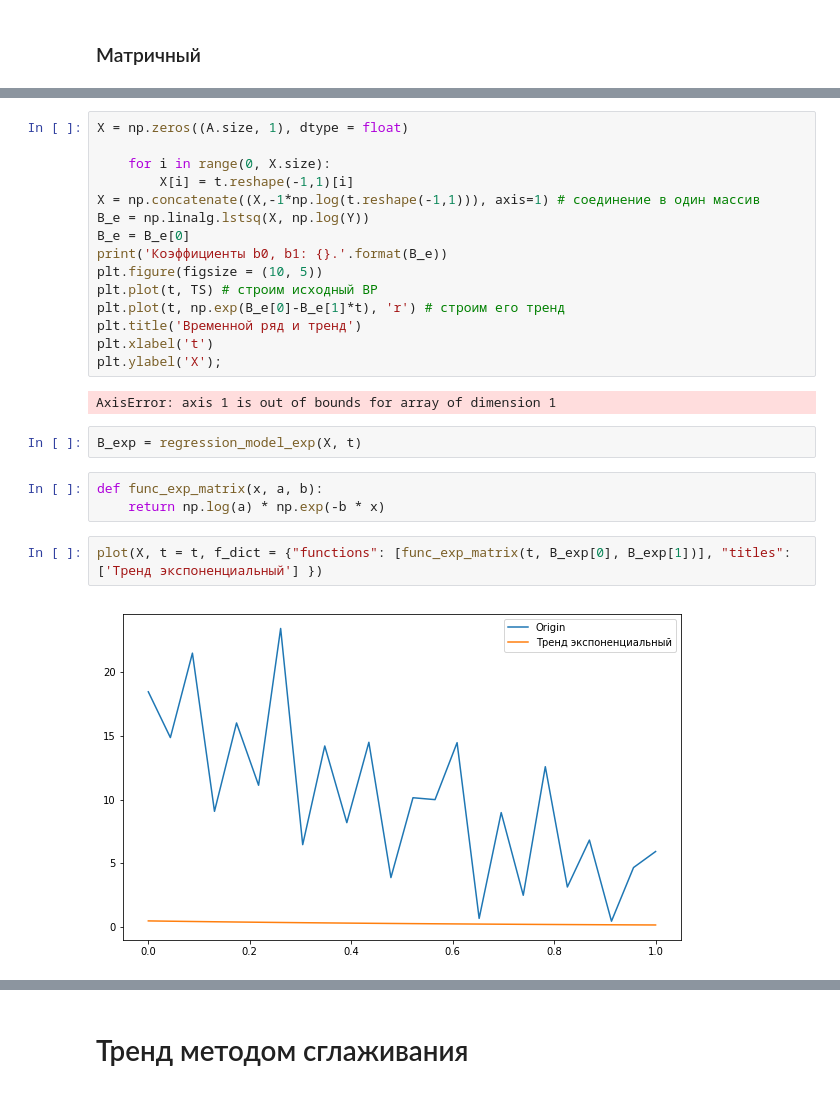
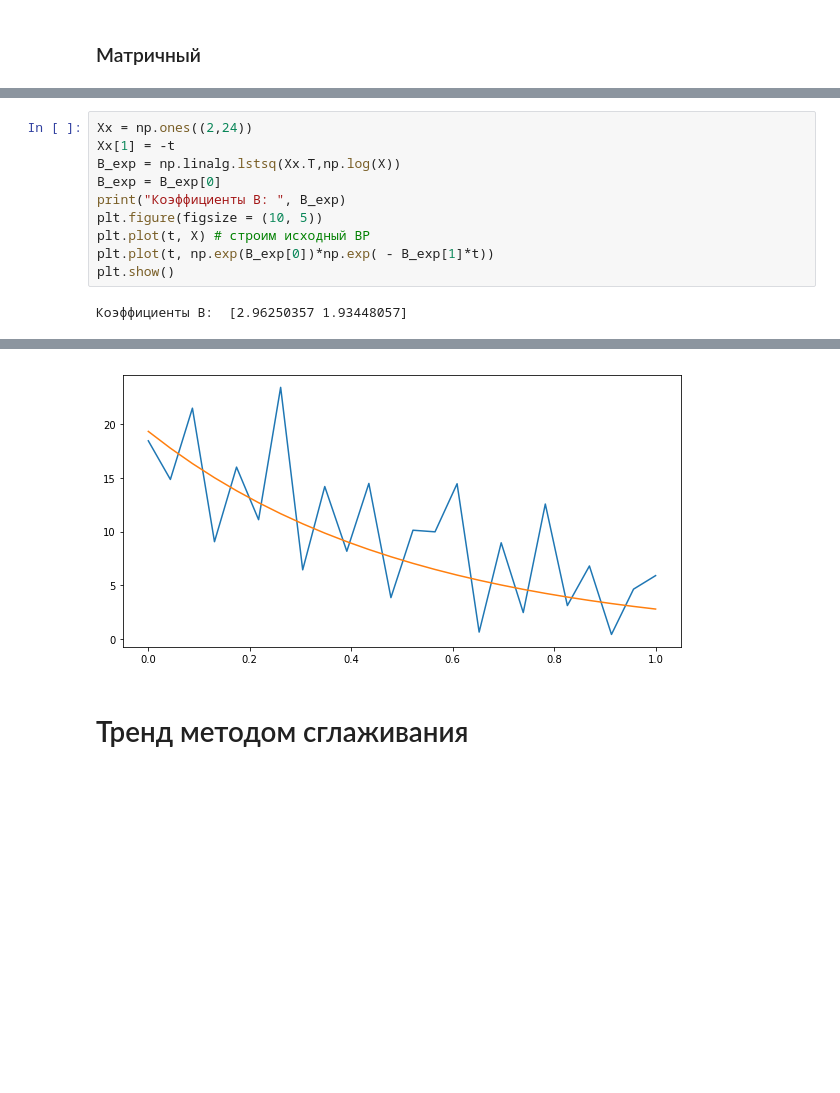
Before and after one commit to Tsypaev/time-series-analysis, a Jupyter notebook: 3LR/the allocation of a trend component.ipynb, the cells around one changed output, grey strips where cells are left out. Saved outputs shown, nothing was run; the diff lists cells and outputs as text; blank space fills up the shorter version.

```diff
--- a/3LR/the allocation of a trend component.ipynb
+++ b/3LR/the allocation of a trend component.ipynb
@@ -240,26 +226,12 @@ def regression_model_exp(A, t):
-# %%
-X = np.zeros((A.size, 1), dtype = float)
-
-    for i in range(0, X.size):
-        X[i] = t.reshape(-1,1)[i]
-X = np.concatenate((X,-1*np.log(t.reshape(-1,1))), axis=1) # соединение в один массив
-B_e = np.linalg.lstsq(X, np.log(Y))
-B_e = B_e[0]
-print('Коэффициенты b0, b1: {}.'.format(B_e))
-plt.figure(figsize = (10, 5))
-plt.plot(t, TS) # строим исходный ВР
-plt.plot(t, np.exp(B_e[0]-B_e[1]*t), 'r') # строим его тренд
-plt.title('Временной ряд и тренд')
-plt.xlabel('t')
-plt.ylabel('X');
-# %% [output]
-AxisError: axis 1 is out of bounds for array of dimension 1
-# %%
-B_exp = regression_model_exp(X, t)
-# %%
-def func_exp_matrix(x, a, b):
-    return np.log(a) * np.exp(-b * x)
-# %%
-plot(X, t = t, f_dict = {"functions": [func_exp_matrix(t, B_exp[0], B_exp[1])], "titles": ['Тренд экспоненциальный'] })
-# %% [output]
-[figure, removed]
+# %%
+Xx = np.ones((2,24))
+Xx[1] = -t
+B_exp = np.linalg.lstsq(Xx.T,np.log(X))
+B_exp = B_exp[0]
+print("Коэффициенты B: ", B_exp)
+plt.figure(figsize = (10, 5))
+plt.plot(t, X) # строим исходный ВР
+plt.plot(t, np.exp(B_exp[0])*np.exp( - B_exp[1]*t))
+plt.show()
+# %% [output]
+Коэффициенты B:  [2.96250357 1.93448057]
@@ -266,3 +240,4 @@ plot(X, t = t, f_dict = {"functions": [func_exp_matrix(t, B_exp[0], B_exp[1])],
+[figure, added]
 # %% [markdown]
 # Тренд методом сглаживания
 # %%
```
Also changed, not shown: parts of 8 cells of this notebook.
